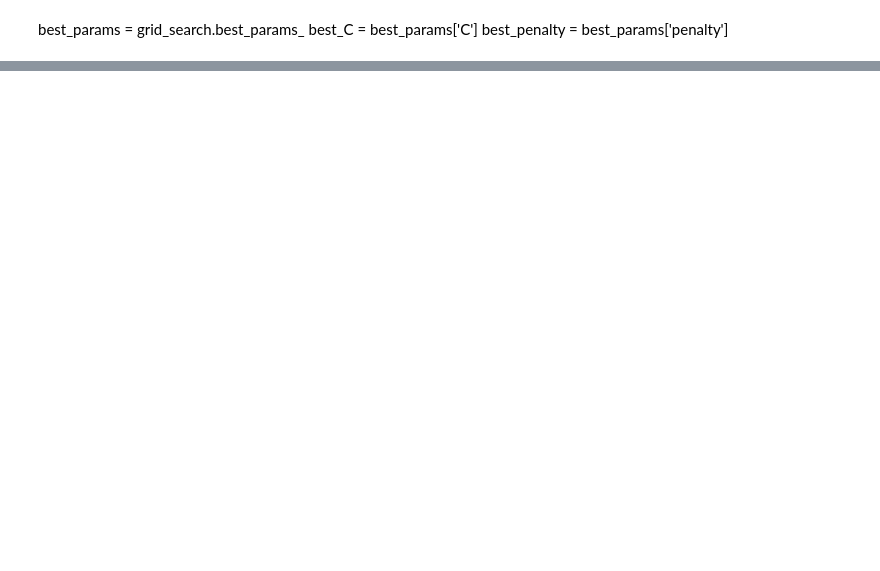
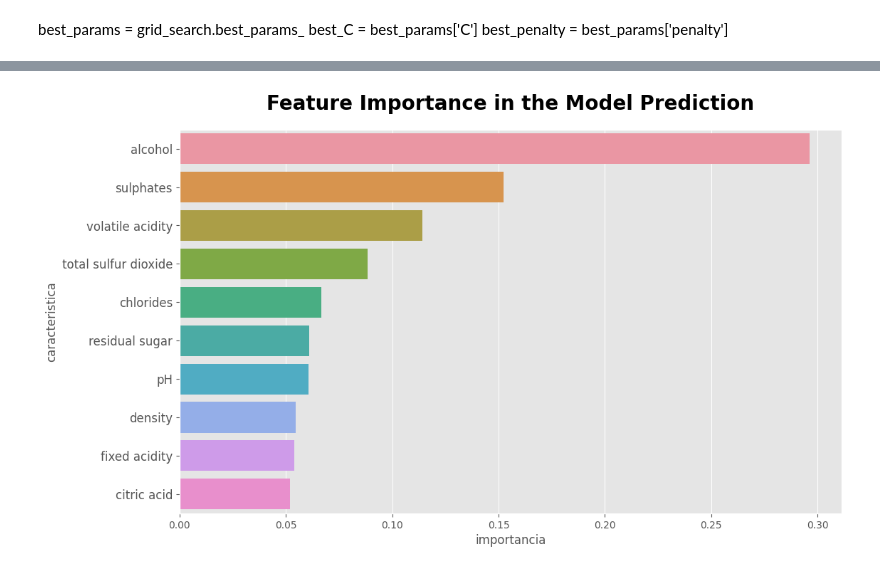
Before and after one commit to IanRJ19/MACHINE_LEARNING, a Jupyter notebook: REGRESION_RANDOMFOREST_WINEQUALITY.ipynb, the cells around one changed output, grey strips where cells are left out. Cells and saved outputs as stored; diff of their text form; code cells hidden in the pictures; blank space fills up the shorter version.

```diff
--- a/REGRESION_RANDOMFOREST_WINEQUALITY.ipynb
+++ b/REGRESION_RANDOMFOREST_WINEQUALITY.ipynb
@@ -77,3 +81,5 @@ quality
+# %%
+df.drop_duplicates(inplace=True)
 # %%
 # Viendo la cantidad de nulos
 missing_values_count = df.isnull().sum()
@@ -463,16 +442,17 @@ from sklearn.ensemble import RandomForestRegressor
 # Definición del espacio de búsqueda de hiperparámetros
 param_grid = {
     'n_estimators': [100, 200, 300, 400, 500],
-    'max_depth': [None, 5, 10, 15, 20],
-    'min_samples_split': [2, 5, 10],
-    'min_samples_leaf': [1, 2, 4]
+    'max_depth': [None,3,4,5,6,7,8,9,10],
+    'min_samples_split': [2,3,4,5,6,7,8],
+    'min_samples_leaf': [1,2,3,4,5,6,7,8],
+    "random_state":[0,42]
 }
 
 # Definición de la búsqueda
 grid_search = GridSearchCV(
     estimator=modelo,
     param_grid=param_grid,
-    cv=3,  # 3-fold cross-validation
+    cv=5,  # 3-fold cross-validation
     scoring='neg_mean_squared_error',  # Métrica a optimizar
     verbose=2,  # Imprimir detalles
     n_jobs=-1  # Utilizar todos los núcleos disponibles
@@ -480,6 +460,3 @@ grid_search = GridSearchCV(
 
 # Ejecución de la búsqueda
 grid_search.fit(X_train, y_train)
-
-# Mostrar los mejores hiperparámetros encontrados
-print(grid_search.best_params_)
@@ -489,0 +496,16 @@ best_penalty = best_params['penalty']
+# %%
+# Mejores hiperparámetros encontrados
+best_params = grid_search.best_params_
+
+# Crear un nuevo modelo RandomForestRegressor con los mejores parámetros
+best_model = RandomForestRegressor(**best_params)
+
+# Entrenar el modelo
+best_model.fit(X_train, y_train)
+
+# Realizar predicciones en el conjunto de prueba
+y_pred = best_model.predict(X_test)
+
+# Calcular el RMSE del modelo
+rmse = np.sqrt(mean_squared_error(y_test, y_pred))
+print("RMSE: ", rmse)
@@ -489,0 +554,10 @@ best_penalty = best_params['penalty']
+# %%
+features = importancias_df.sort_values(by="importancia",ascending=False)
+
+plt.figure(figsize=(12,7))
+sns.barplot(x="importancia", y="caracteristica", data=features)
+plt.title("Feature Importance in the Model Prediction", fontweight="black", size=20, pad=20)
+plt.yticks(size=12)
+plt.show()
+# %% [output]
+[figure, added]
```
Also changed, not shown: parts of 17 cells of this notebook.
